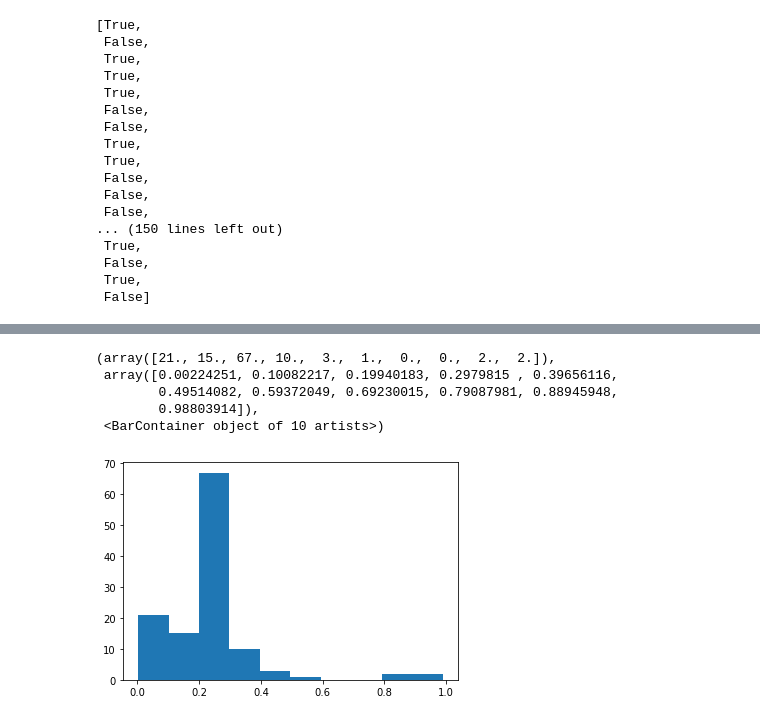
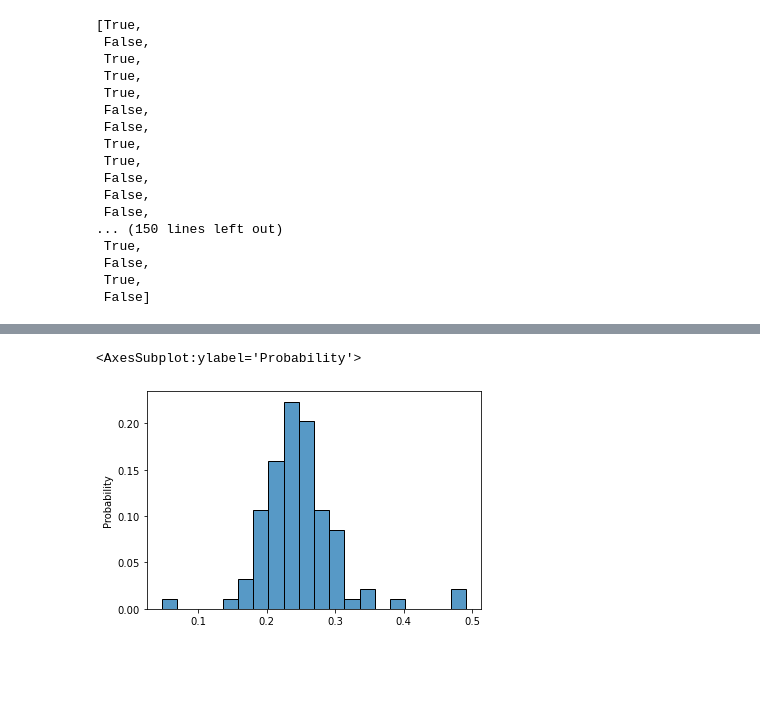
Before and after one commit to ryankkien/AttentionInElmCity-DF2022, a Jupyter notebook: CODE.ipynb, the cells around one changed output, grey strips where cells are left out. Drawn from its saved outputs; the diff is of its cells as text; code cells hidden in the pictures; blank space fills up the shorter version.

```diff
--- a/CODE.ipynb
+++ b/CODE.ipynb
@@ -140,12 +158,3 @@ for i in caregroup:
             totalminigametime =  totalminigametime + (stop - start)
             startflag = False
     totalminigametimelist.append(totalminigametime/(i['event_time_dbl'].max()))
-# %%
-plt.hist(totalminigametimelist)
-# %% [output]
-(array([21., 15., 67., 10.,  3.,  1.,  0.,  0.,  2.,  2.]),
- array([0.00224251, 0.10082217, 0.19940183, 0.2979815 , 0.39656116,
-        0.49514082, 0.59372049, 0.69230015, 0.79087981, 0.88945948,
-        0.98803914]),
- <BarContainer object of 10 artists>)
-[figure, removed]
@@ -154,0 +161,8 @@ for i in notcaregroup:
+# %%
+sns.histplot(
+    x=totalminigametimelist,
+    stat='probability'
+)
+# %% [output]
+<AxesSubplot:ylabel='Probability'>
+[figure, added]
```
Also changed, not shown: parts of 15 cells of this notebook.
